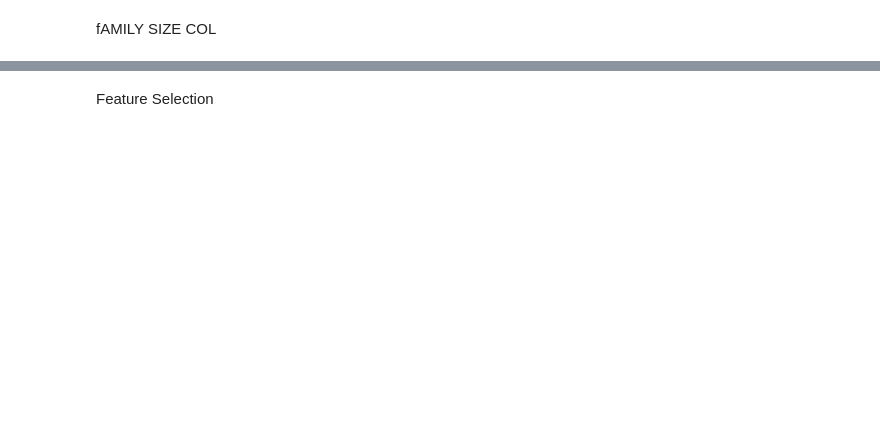
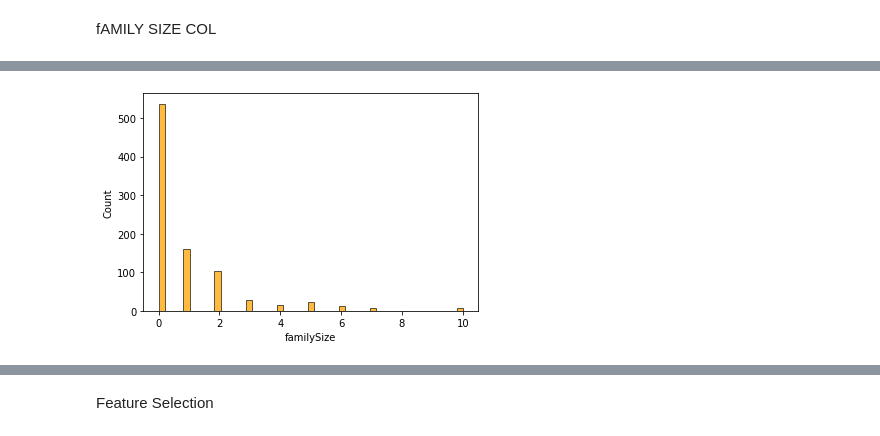
Before and after one commit to RaniaRez/Logistic-Regression, a Jupyter notebook: checkpoint.ipynb, the cells around one changed output, grey strips where cells are left out. Cells and saved outputs as stored; diff of their text form; code cells hidden in the pictures; blank space fills up the shorter version.

```diff
--- a/checkpoint.ipynb
+++ b/checkpoint.ipynb
@@ -260,2 +331,5 @@ titanic
 # %%
 sns.histplot(titanic['familySize'],color='orange')
+titanic.Survived=titanic.Survived.map({'Yes':1,'No':0})
+# %% [output]
+[figure, added]
```
Also changed, not shown: parts of 22 cells of this notebook.
